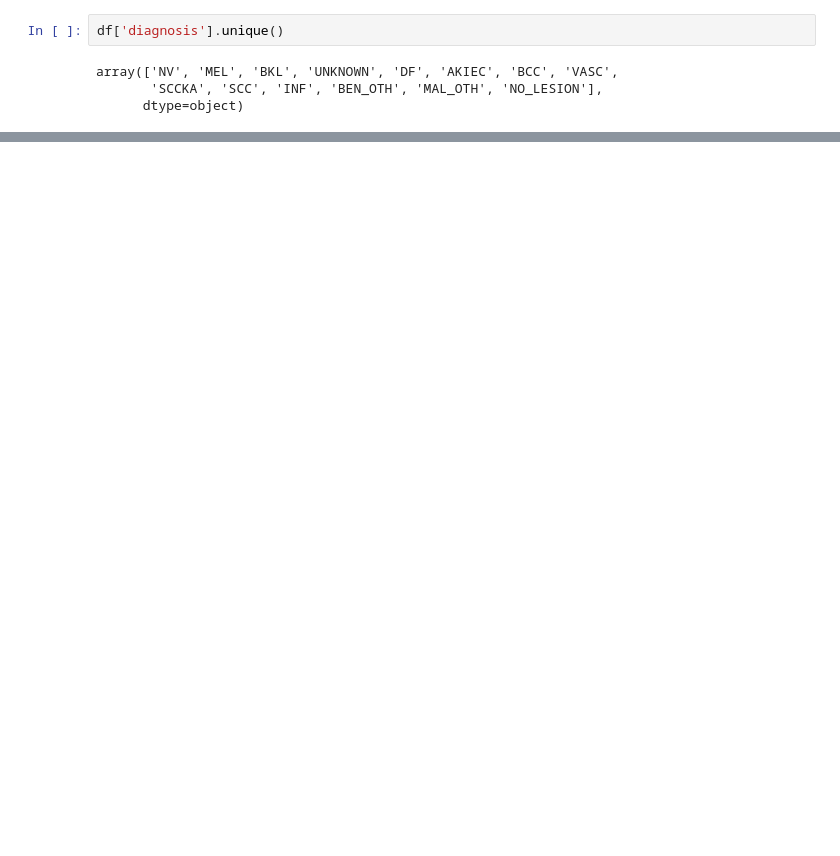
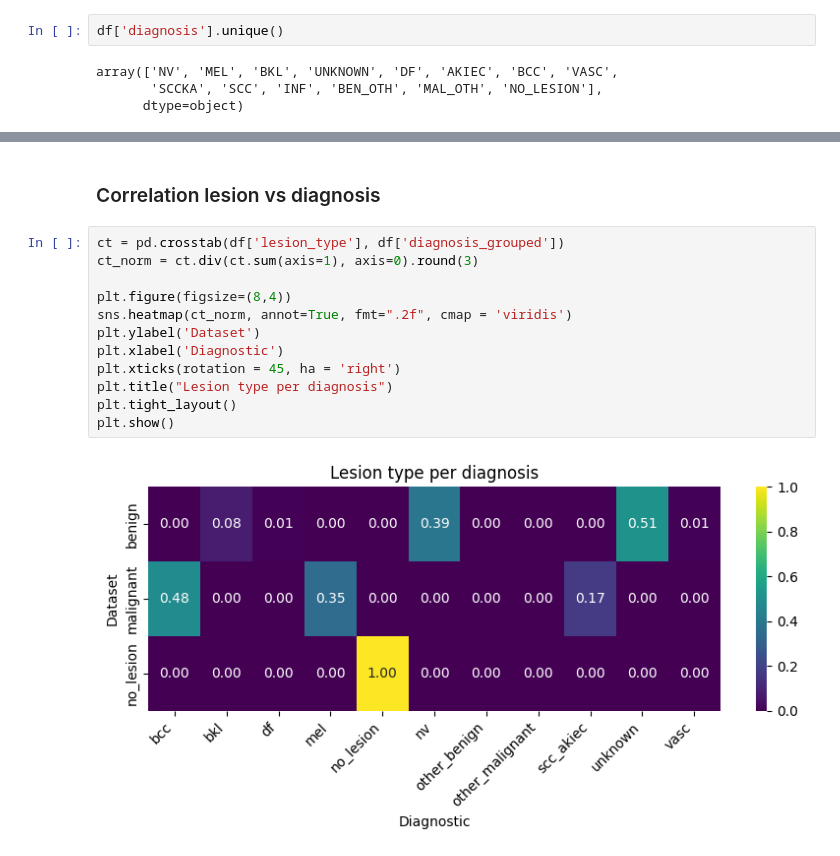
Before and after one commit to carlota-trigo/master_thesis_ucm, a Jupyter notebook: eda_metadata.ipynb, the cells around one changed output, grey strips where cells are left out. Saved outputs shown, nothing was run; the diff lists cells and outputs as text; blank space fills up the shorter version.

```diff
--- a/eda_metadata.ipynb
+++ b/eda_metadata.ipynb
@@ -322,0 +378,16 @@ df.loc[df['dx7']=='unknown', ['lesion']].value_counts()
+# %% [markdown]
+### Correlation lesion vs diagnosis
+# %%
+ct = pd.crosstab(df['lesion_type'], df['diagnosis_grouped'])
+ct_norm = ct.div(ct.sum(axis=1), axis=0).round(3)
+
+plt.figure(figsize=(8,4))
+sns.heatmap(ct_norm, annot=True, fmt=".2f", cmap = 'viridis')
+plt.ylabel('Dataset')
+plt.xlabel('Diagnostic')
+plt.xticks(rotation = 45, ha = 'right')
+plt.title("Lesion type per diagnosis")
+plt.tight_layout()
+plt.show()
+# %% [output]
+[figure, added]
```
Also changed, not shown: parts of 36 cells of this notebook, 1 other file.
